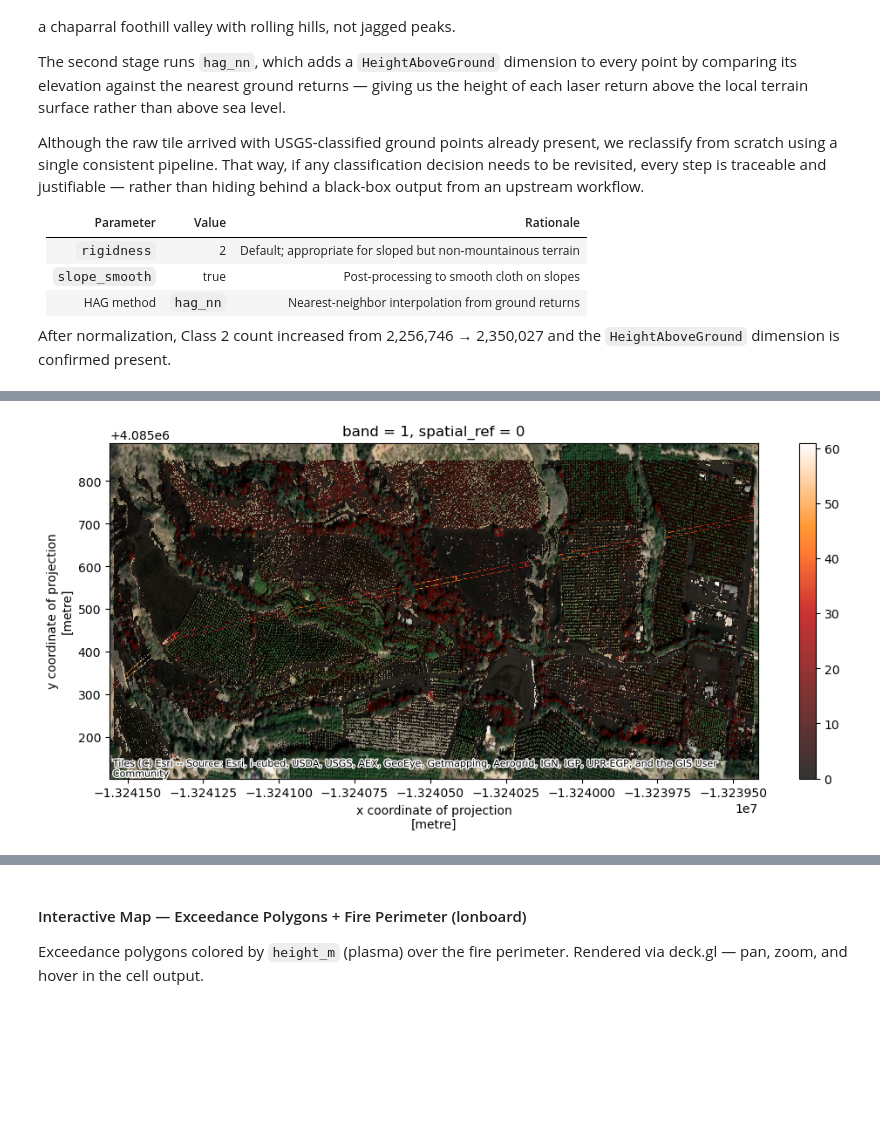
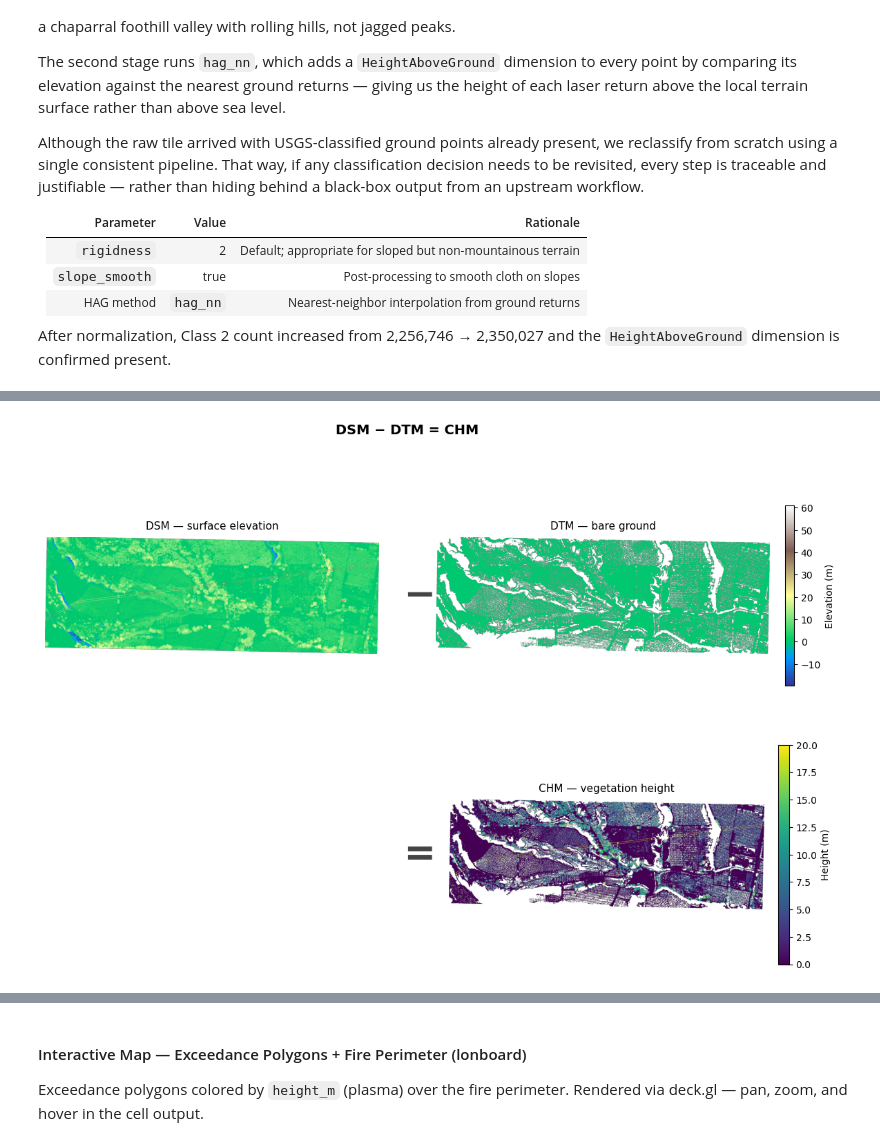
Before and after one commit to imsibaja/lidar-utility-corridor, a Jupyter notebook: notebooks/lidar_corridor_analysis.ipynb, the cells around one changed output, grey strips where cells are left out. Saved outputs shown, nothing was run; the diff lists cells and outputs as text; code cells hidden in the pictures; blank space fills up the shorter version.

Commit message:
cleaning up the notebook and reorganizing

```diff
--- a/notebooks/lidar_corridor_analysis.ipynb
+++ b/notebooks/lidar_corridor_analysis.ipynb
@@ -308,13 +248,60 @@ plt.show()
-# %%
-chm_raster = rioxarray.open_rasterio(chm_path, masked=True).squeeze()
-chm_3857 = chm_raster.rio.reproject("EPSG:3857")  # contextily needs Web Mercator
-
-fig, ax = plt.subplots(figsize=(12, 5))
-chm_3857.plot(ax=ax, alpha=0.8, cmap="gist_heat")
-ctx.add_basemap(ax, source=ctx.providers.Esri.WorldImagery)
-plt.show()
-# %% [output]
-[figure, removed]
+# %%
+# **TODO**: ✅ Hide code cell in final notebook, keep output visualization in the notebook
+# **TODO**:  Center Bottom Row
+# **TODO**:  Dark Theme
+
+import matplotlib.gridspec as gridspec
+import numpy as np
+
+# Shared elevation range so DSM and DTM colorbars are directly comparable
+_valid_dsm = dsm_data[np.isfinite(dsm_data) & (dsm_data > -9990)]
+_valid_dtm = dtm_data[np.isfinite(dtm_data) & (dtm_data > -9990)]
+elev_min = min(_valid_dsm.min(), _valid_dtm.min())
+elev_max = max(_valid_dsm.max(), _valid_dtm.max())
+
+fig = plt.figure(figsize=(14, 9))
+gs = gridspec.GridSpec(2, 3, width_ratios=[4, 0.4, 4],
+                       height_ratios=[1, 1], hspace=0.18, wspace=0.05)
+
+# Top row: DSM | − | DTM
+ax_dsm = fig.add_subplot(gs[0, 0])
+im_dsm = ax_dsm.imshow(dsm_data, cmap="terrain", vmin=elev_min, vmax=elev_max)
+ax_dsm.set_title("DSM — surface elevation", fontsize=11, pad=8)
+ax_dsm.axis("off")
+
+ax_minus = fig.add_subplot(gs[0, 1])
+ax_minus.text(0.5, 0.5, "−", fontsize=40, ha="center", va="center",
+              fontweight="bold", transform=ax_minus.transAxes, color="#444")
+ax_minus.axis("off")
+
+ax_dtm = fig.add_subplot(gs[0, 2])
+im_dtm = ax_dtm.imshow(dtm_data, cmap="terrain", vmin=elev_min, vmax=elev_max)
+ax_dtm.set_title("DTM — bare ground", fontsize=11, pad=8)
+ax_dtm.axis("off")
+
+# Shared colorbar spanning both DSM and DTM panels
+fig.colorbar(im_dsm, ax=[ax_dsm, ax_dtm], fraction=0.012, pad=0.02,
+             location="right", label="Elevation (m)")
+
+# Bottom row: (empty) | = | CHM
+ax_empty = fig.add_subplot(gs[1, 0])
+ax_empty.axis("off")
+
+ax_eq = fig.add_subplot(gs[1, 1])
+ax_eq.text(0.5, 0.5, "=", fontsize=40, ha="center", va="center",
+           fontweight="bold", transform=ax_eq.transAxes, color="#444")
+ax_eq.axis("off")
+
+ax_chm = fig.add_subplot(gs[1, 2])
+im_chm = ax_chm.imshow(chm_data, cmap="viridis", vmin=0, vmax=20)
+ax_chm.set_title("CHM — vegetation height", fontsize=11, pad=8)
+ax_chm.axis("off")
+fig.colorbar(im_chm, ax=ax_chm, fraction=0.046, pad=0.04, label="Height (m)")
+
+plt.suptitle("DSM − DTM = CHM", fontsize=14, fontweight="bold")
+plt.show()
+# %% [output]
+[figure, added]
 # %% [markdown]
 ---
 
```
Also changed, not shown: parts of 44 cells of this notebook, 7 other files.
